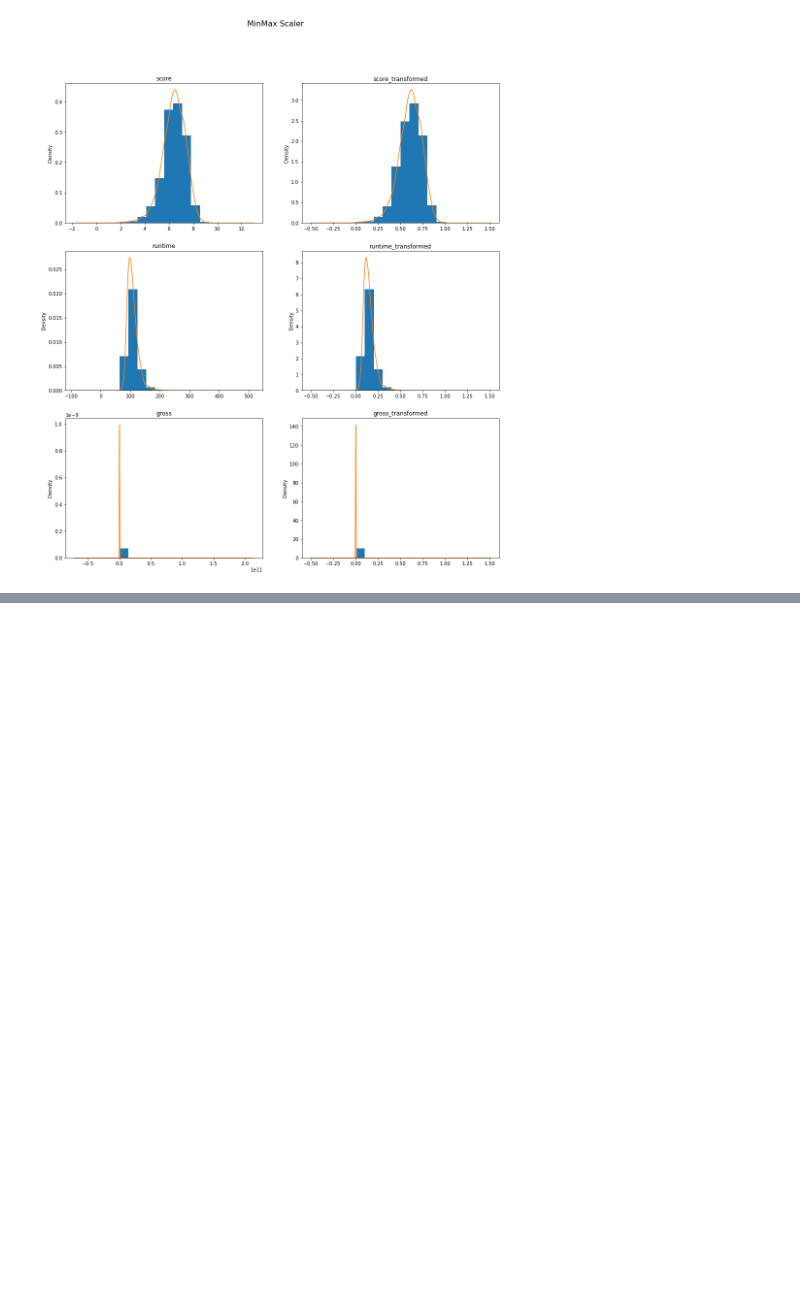
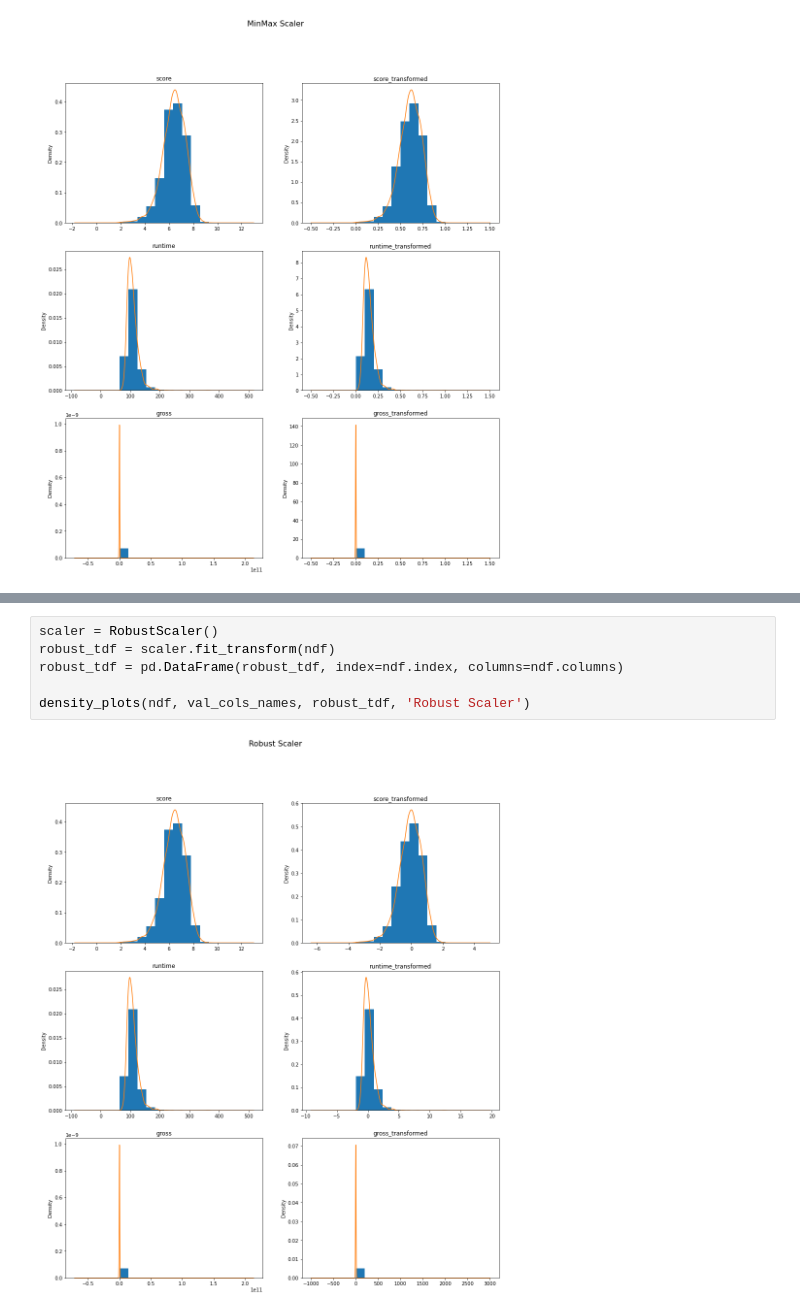
Before and after one commit to dchicasduena/COMP3400_Project, a Jupyter notebook: Project2.ipynb, the cells around one changed output, grey strips where cells are left out. Cells and saved outputs as stored; diff of their text form; blank space fills up the shorter version.

```diff
--- a/Project2.ipynb
+++ b/Project2.ipynb
@@ -101,0 +114,8 @@ density_plots(ndf, val_cols_names, min_max_tdf, 'MinMax Scaler')
+# %%
+scaler = RobustScaler()
+robust_tdf = scaler.fit_transform(ndf)
+robust_tdf = pd.DataFrame(robust_tdf, index=ndf.index, columns=ndf.columns)
+
+density_plots(ndf, val_cols_names, robust_tdf, 'Robust Scaler')
+# %% [output]
+[figure, added]
```
Also changed, not shown: parts of 5 cells of this notebook.
